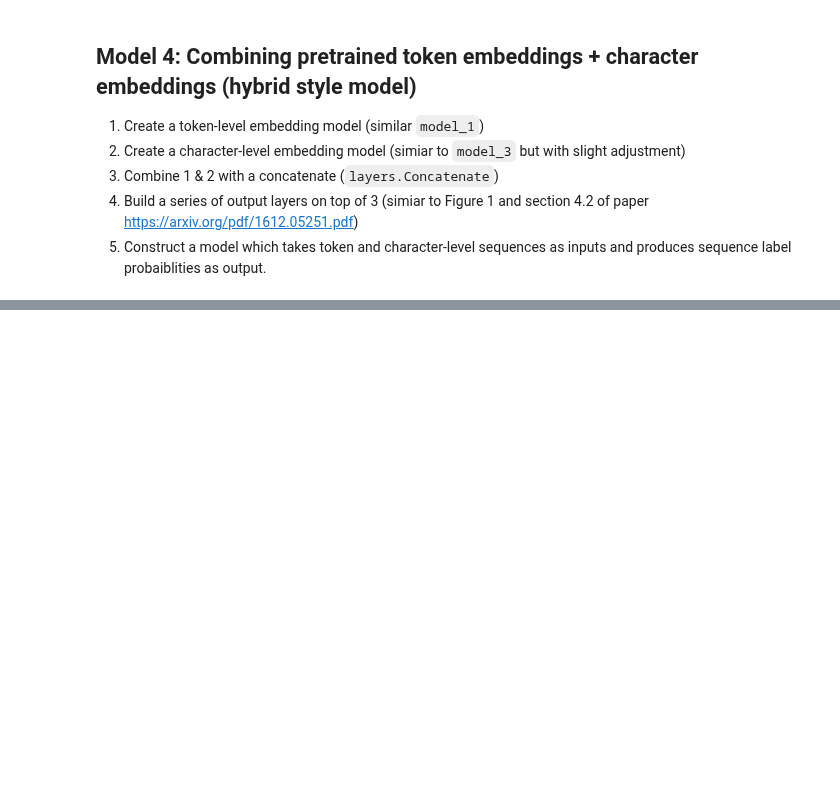
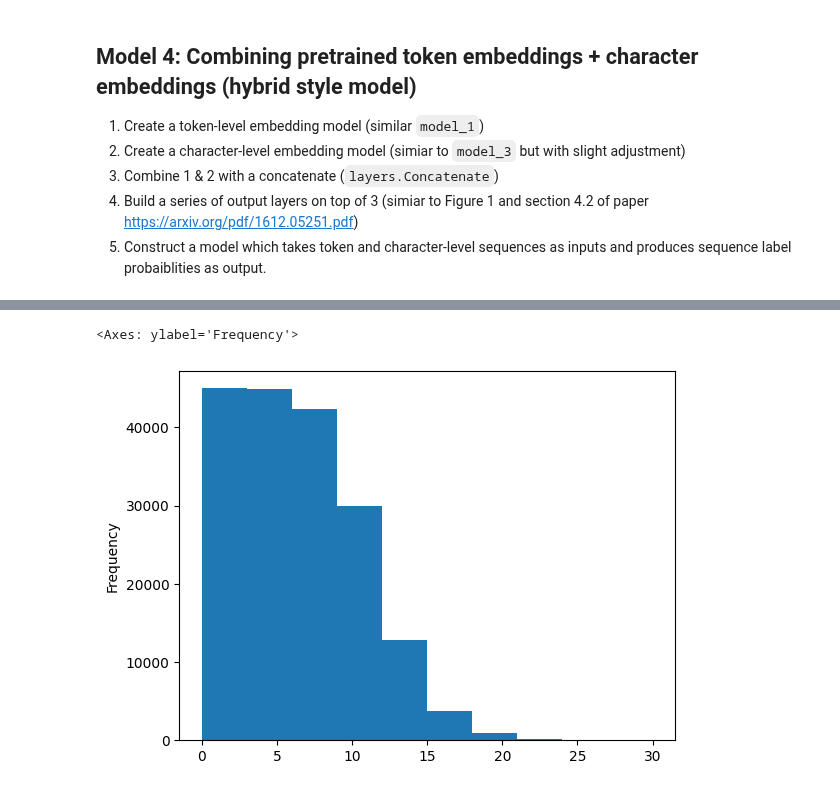
Before and after one commit to pawelkiszczak/tensorflow, a Jupyter notebook: colab_notebooks/09_mlp_milestone_project_2_skimlit.ipynb, the cells around one changed output, grey strips where cells are left out. Drawn from its saved outputs; the diff is of its cells as text; code cells hidden in the pictures; blank space fills up the shorter version.

```diff
--- a/colab_notebooks/09_mlp_milestone_project_2_skimlit.ipynb
+++ b/colab_notebooks/09_mlp_milestone_project_2_skimlit.ipynb
@@ -1079,0 +1203,6 @@ ________________________________________________________________________________
+# %%
+# Check the distribution of line_number column
+train_df.line_number.plot.hist()
+# %% [output]
+<Axes: ylabel='Frequency'>
+[figure, added]
```
Also changed, not shown: parts of 66 cells of this notebook.
